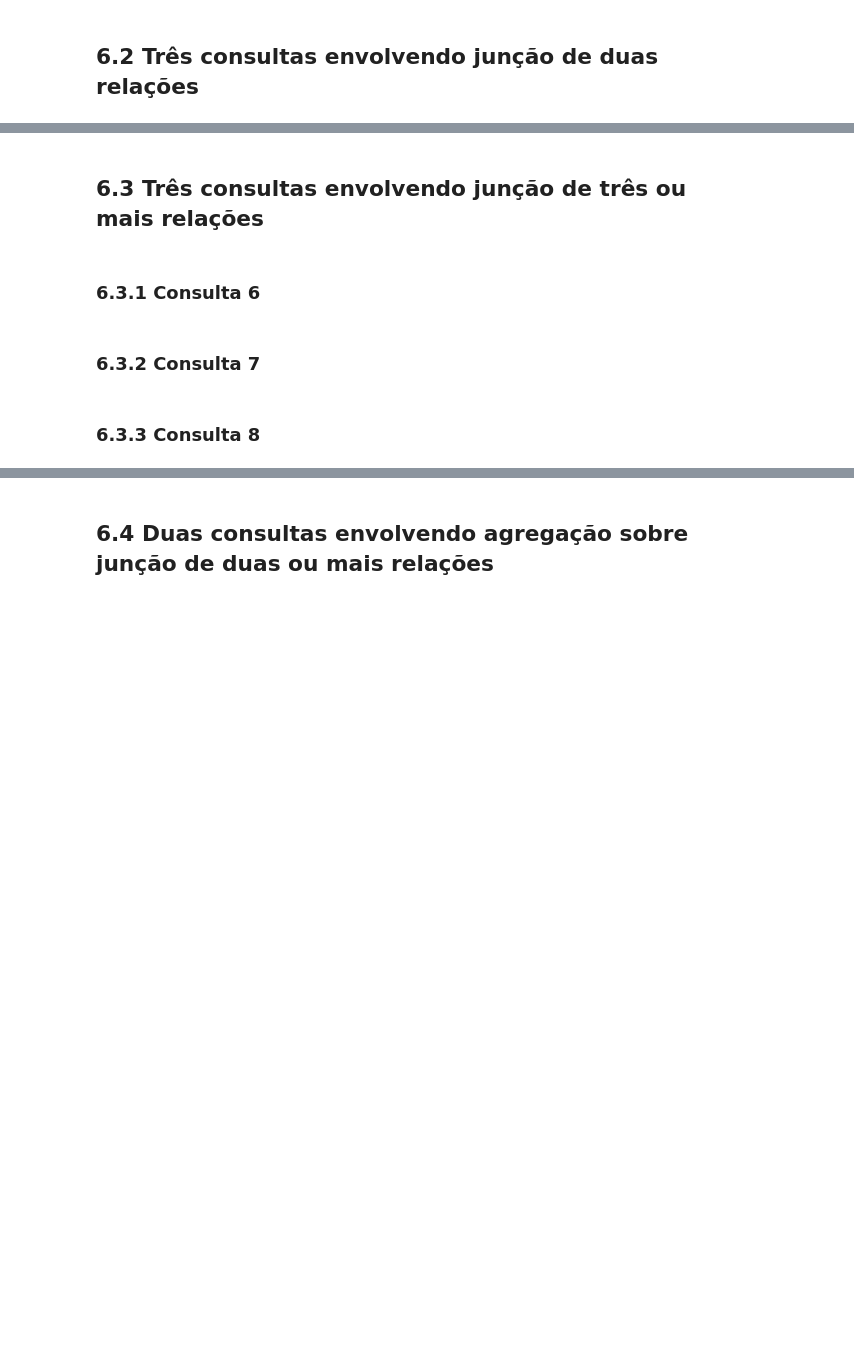
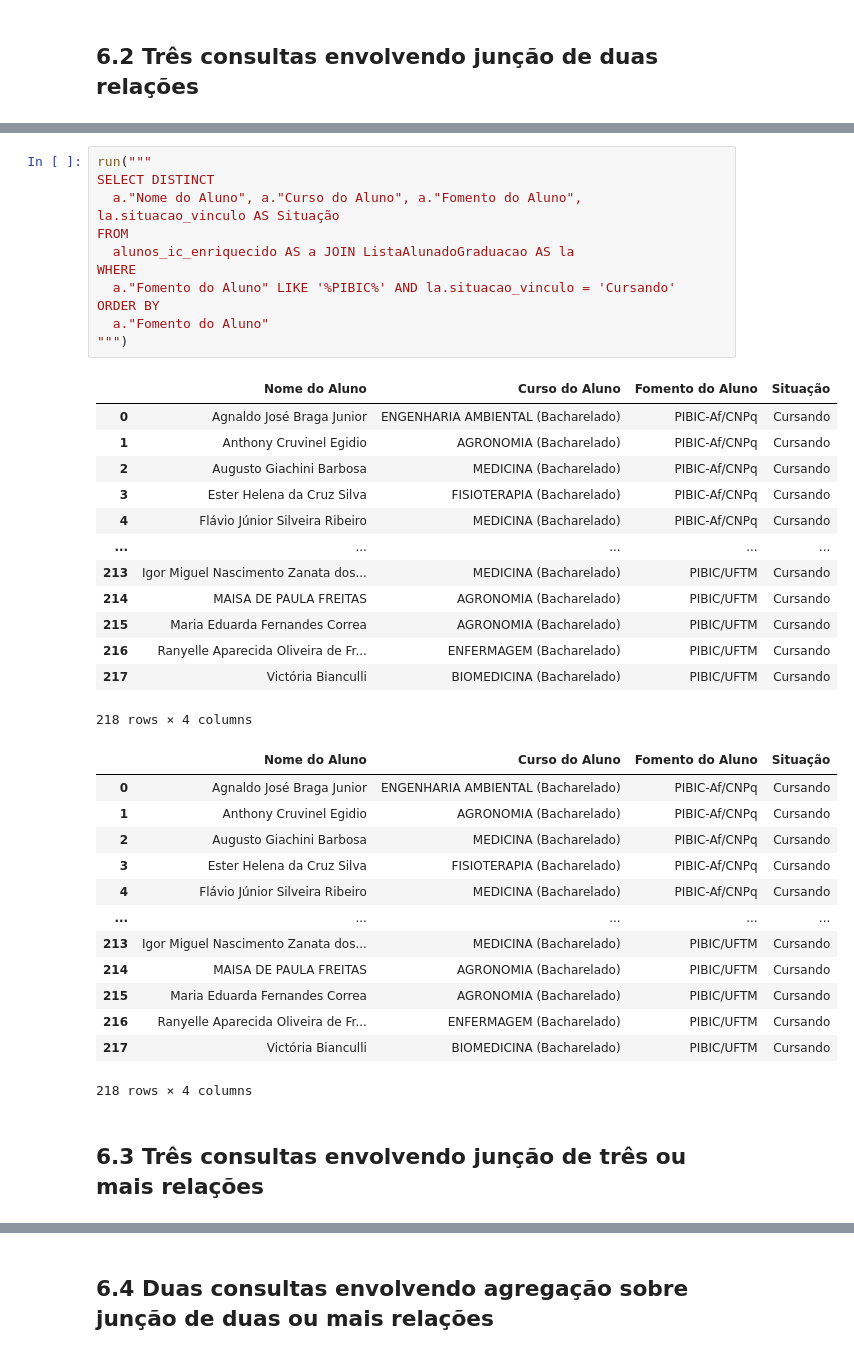
Before and after one commit to raissagd/TP2-IBD, a Jupyter notebook: main.ipynb, the cells around one changed output, grey strips where cells are left out. Drawn from its saved outputs; the diff is of its cells as text; blank space fills up the shorter version.

Commit message:
Update main.ipynb
Add consultas

```diff
--- a/main.ipynb
+++ b/main.ipynb
@@ -911,8 +1107,40 @@ Modelo normalizado completo:
+# %%
+run("""
+SELECT DISTINCT
+  a."Nome do Aluno", a."Curso do Aluno", a."Fomento do Aluno", la.situacao_vinculo AS Situação
+FROM
+  alunos_ic_enriquecido AS a JOIN ListaAlunadoGraduacao AS la
+WHERE
+  a."Fomento do Aluno" LIKE '%PIBIC%' AND la.situacao_vinculo = 'Cursando'
+ORDER BY
+  a."Fomento do Aluno"
+""")
+# %% [output]
+|  | Nome do Aluno | Curso do Aluno | Fomento do Aluno | Situação |
+| 0 | Agnaldo José Braga Junior | ENGENHARIA AMBIENTAL (Bacharelado) | PIBIC-Af/CNPq | Cursando |
+| 1 | Anthony Cruvinel Egidio | AGRONOMIA (Bacharelado) | PIBIC-Af/CNPq | Cursando |
+| 2 | Augusto Giachini Barbosa | MEDICINA (Bacharelado) | PIBIC-Af/CNPq | Cursando |
+| 3 | Ester Helena da Cruz Silva | FISIOTERAPIA (Bacharelado) | PIBIC-Af/CNPq | Cursando |
+| 4 | Flávio Júnior Silveira Ribeiro | MEDICINA (Bacharelado) | PIBIC-Af/CNPq | Cursando |
+| ... | ... | ... | ... | ... |
+| 213 | Igor Miguel Nascimento Zanata dos... | MEDICINA (Bacharelado) | PIBIC/UFTM | Cursando |
+| 214 | MAISA DE PAULA FREITAS | AGRONOMIA (Bacharelado) | PIBIC/UFTM | Cursando |
+| 215 | Maria Eduarda Fernandes Correa | AGRONOMIA (Bacharelado) | PIBIC/UFTM | Cursando |
+| 216 | Ranyelle Aparecida Oliveira de Fr... | ENFERMAGEM (Bacharelado) | PIBIC/UFTM | Cursando |
+| 217 | Victória Bianculli | BIOMEDICINA (Bacharelado) | PIBIC/UFTM | Cursando |
+218 rows × 4 columns
+|  | Nome do Aluno | Curso do Aluno | Fomento do Aluno | Situação |
+| 0 | Agnaldo José Braga Junior | ENGENHARIA AMBIENTAL (Bacharelado) | PIBIC-Af/CNPq | Cursando |
+| 1 | Anthony Cruvinel Egidio | AGRONOMIA (Bacharelado) | PIBIC-Af/CNPq | Cursando |
+| 2 | Augusto Giachini Barbosa | MEDICINA (Bacharelado) | PIBIC-Af/CNPq | Cursando |
+| 3 | Ester Helena da Cruz Silva | FISIOTERAPIA (Bacharelado) | PIBIC-Af/CNPq | Cursando |
+| 4 | Flávio Júnior Silveira Ribeiro | MEDICINA (Bacharelado) | PIBIC-Af/CNPq | Cursando |
+| ... | ... | ... | ... | ... |
+| 213 | Igor Miguel Nascimento Zanata dos... | MEDICINA (Bacharelado) | PIBIC/UFTM | Cursando |
+| 214 | MAISA DE PAULA FREITAS | AGRONOMIA (Bacharelado) | PIBIC/UFTM | Cursando |
+| 215 | Maria Eduarda Fernandes Correa | AGRONOMIA (Bacharelado) | PIBIC/UFTM | Cursando |
+| 216 | Ranyelle Aparecida Oliveira de Fr... | ENFERMAGEM (Bacharelado) | PIBIC/UFTM | Cursando |
+| 217 | Victória Bianculli | BIOMEDICINA (Bacharelado) | PIBIC/UFTM | Cursando |
+218 rows × 4 columns
 # %% [markdown]
 ## 6.3 Três consultas envolvendo junção de três ou mais relações
-# %% [markdown]
-### 6.3.1 Consulta 6
-# %% [markdown]
-### 6.3.2 Consulta 7
-# %% [markdown]
-### 6.3.3 Consulta 8
```
Also changed, not shown: parts of 27 cells of this notebook.
